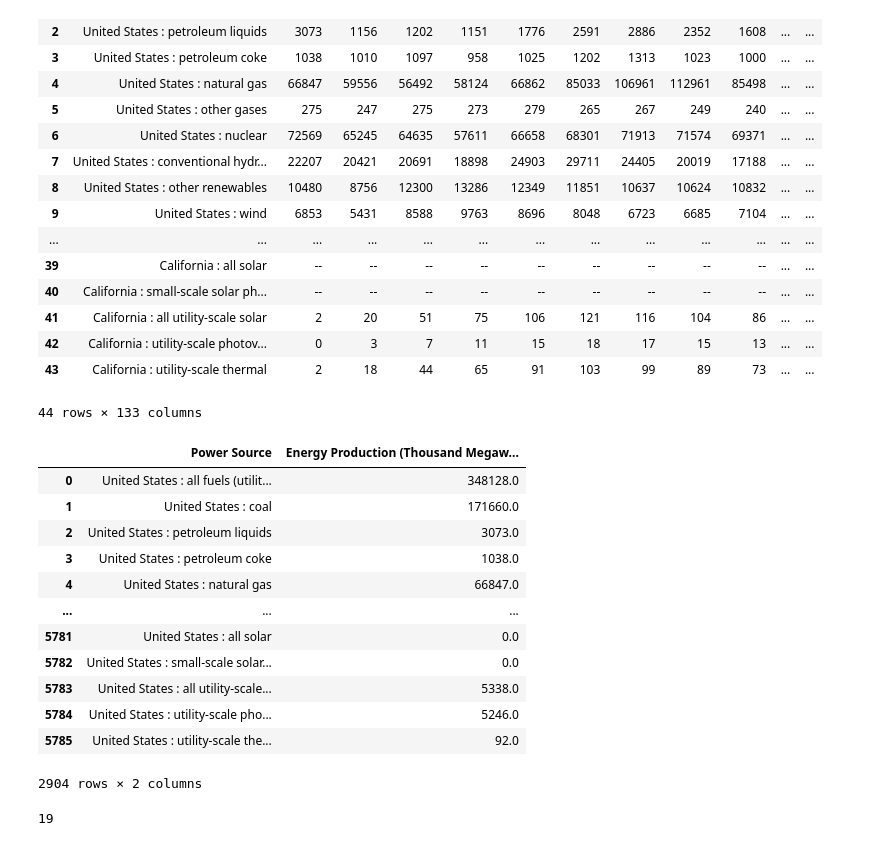
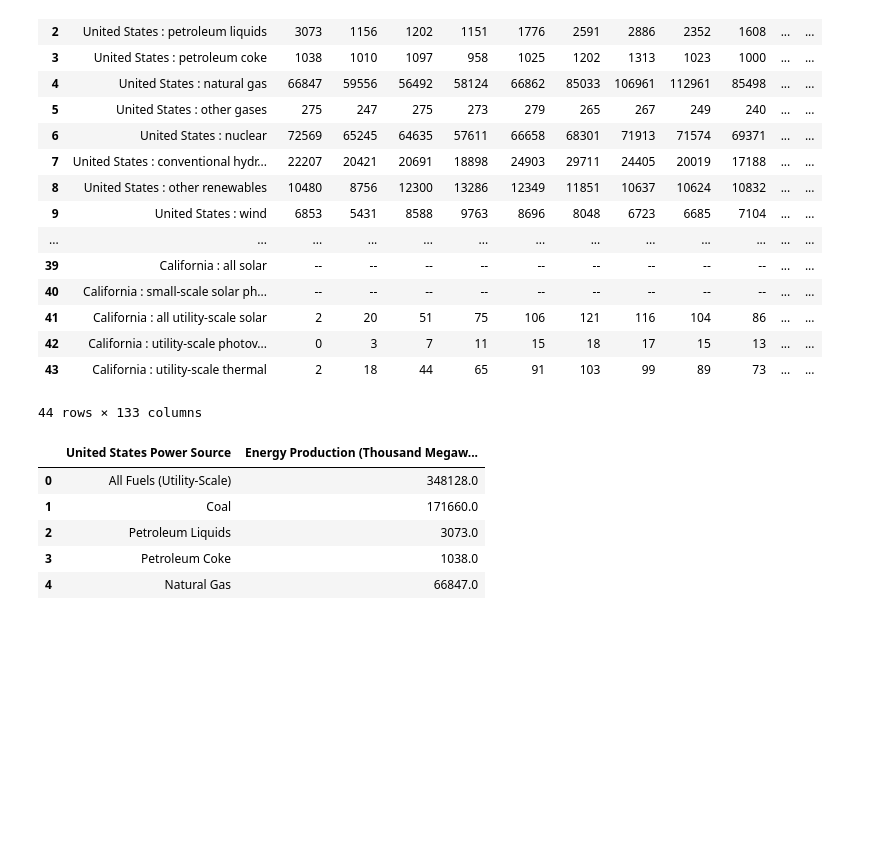
Before and after one commit to DylanRCastillo/CA-US-Emissions-and-Energy-Production, a Jupyter notebook: ANOVA (U.S. power-sources vs U.S power-production).ipynb, the cells around one changed output. Saved outputs shown, nothing was run; the diff lists cells and outputs as text; code cells hidden in the pictures; blank space fills up the shorter version.

```diff
--- a/Resources/ANOVA (U.S. power-sources vs U.S power-production).ipynb
+++ b/ANOVA (U.S. power-sources vs U.S power-production).ipynb
@@ -8,6 +8,6 @@ from sklearn import datasets
 import pandas as pd
 # %%
-filepath = "Net_generation_for_electric_power.csv"
+filepath = "Resources/Net_generation_for_electric_power.csv"
 data = pd.read_csv(filepath)
 data.dropna(inplace=True)
 
@@ -67,29 +67,24 @@ data = pd.melt(df_data, id_vars=['description'], value_vars=value_vars).drop(col
 data = data.replace('--', 0)
 data = data.replace('NM', 0)
 data["value"] = pd.to_numeric(data["value"], downcast="float")
-data = data.rename(columns={'description':'Power Source', 'value': 'Energy Production (Thousand Megawatthours)'})
+data = data.rename(columns={'description':'United States Power Source', 'value': 'Energy Production (Thousand Megawatthours)'})
-# %%
-data = data.loc[data['Power Source'].str.contains('United States')]
-data
-# %% [output]
-|  | Power Source | Energy Production (Thousand Megaw... |
-| 0 | United States : all fuels (utilit... | 348128.0 |
-| 1 | United States : coal | 171660.0 |
-| 2 | United States : petroleum liquids | 3073.0 |
-| 3 | United States : petroleum coke | 1038.0 |
-| 4 | United States : natural gas | 66847.0 |
-| ... | ... | ... |
-| 5781 | United States : all solar | 0.0 |
-| 5782 | United States : small-scale solar... | 0.0 |
-| 5783 | United States : all utility-scale... | 5338.0 |
-| 5784 | United States : utility-scale pho... | 5246.0 |
-| 5785 | United States : utility-scale the... | 92.0 |
-2904 rows × 2 columns
+# %%
+#Extract ONLY U.S. power-sources from dataframe and Remove "United States :" from Power Source column
+data = data.loc[data['United States Power Source'].str.contains('United States')]
+data['United States Power Source'] = data['United States Power Source'].str.lstrip('United States')
+data['United States Power Source'] = data['United States Power Source'].str.lstrip(':')
+data['United States Power Source'] = data['United States Power Source'].str.title()
 # %%
 #list of power source names
-power_source_names = data['Power Source'].unique().tolist()
+power_source_names = data['United States Power Source'].unique().tolist()
 len(power_source_names)
+data.head()
 # %% [output]
-19
+|  | United States Power Source | Energy Production (Thousand Megaw... |
+| 0 | All Fuels (Utility-Scale) | 348128.0 |
+| 1 | Coal | 171660.0 |
+| 2 | Petroleum Liquids | 3073.0 |
+| 3 | Petroleum Coke | 1038.0 |
+| 4 | Natural Gas | 66847.0 |
 # %%
 #ANOVA sample variance between means of each power-source
```
Also changed, not shown: parts of 4 cells of this notebook, 1 other file.
